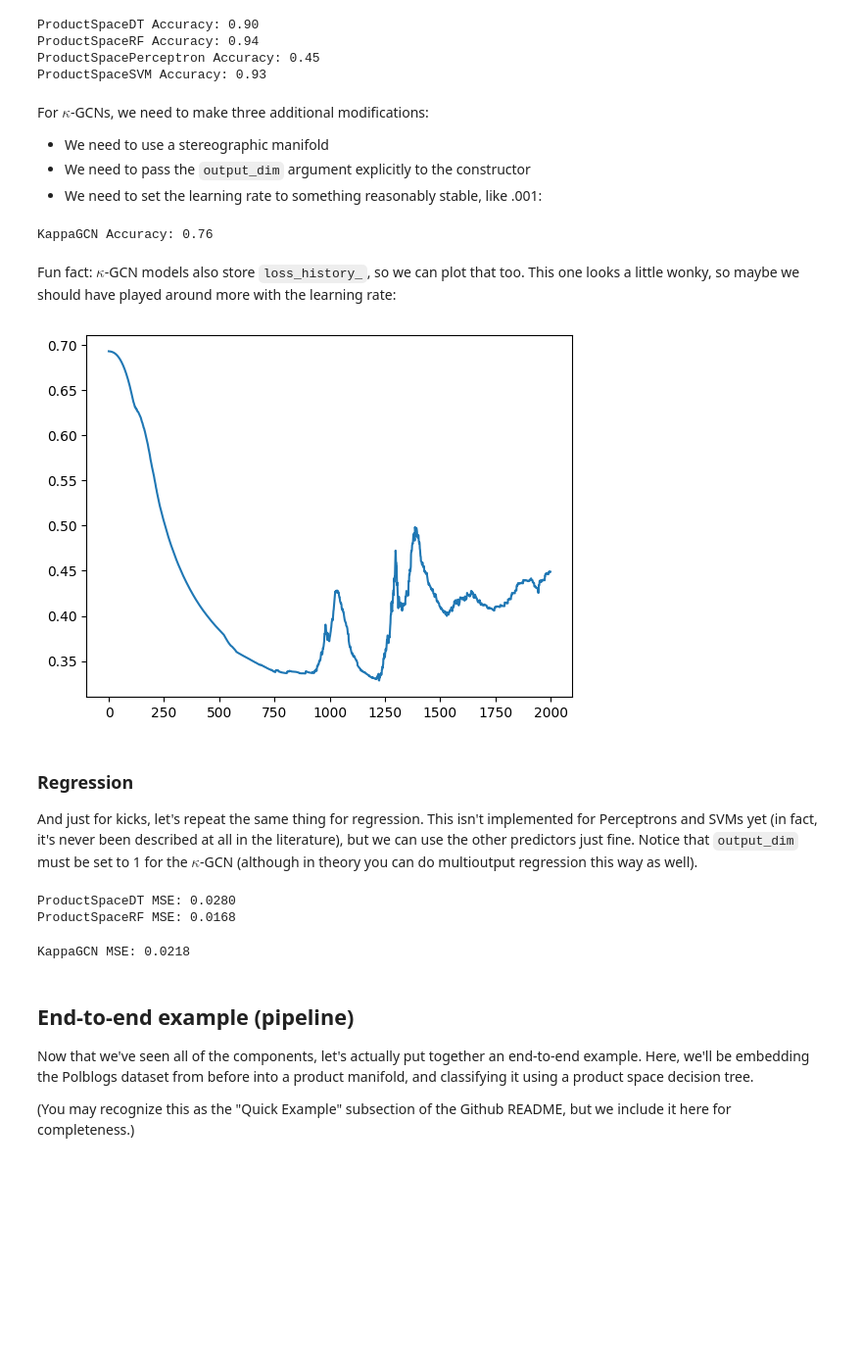
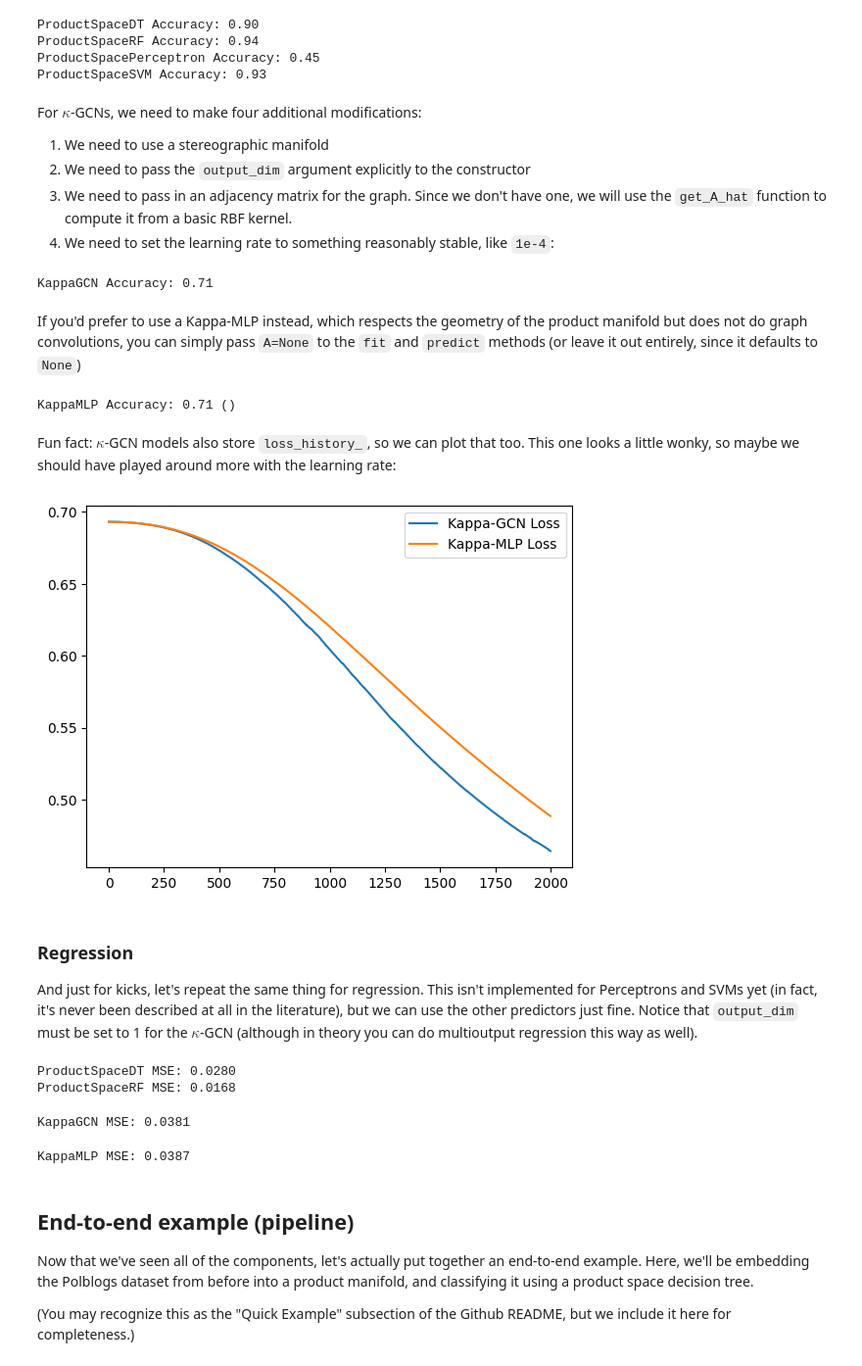
Before and after one commit to dydact/manify, a Jupyter notebook: notebooks/Manify Tutorial.ipynb, the cells around one changed output. Shown at 98% size. Drawn from its saved outputs; the diff is of its cells as text; code cells hidden in the pictures; blank space fills up the shorter version.

Commit message:
Standardize RFK syntax; add curvature estimation + Kappa MLP + clustering to tutorial

```diff
--- a/notebooks/Manify Tutorial.ipynb
+++ b/notebooks/Manify Tutorial.ipynb
@@ -396,12 +401,10 @@ Unlike the embedders, none of the predictors require exotic extra arguments for
 # %% [markdown]
 ### Classification
 # %%
-from sklearn.model_selection import train_test_split
-
 product_manifold = manify.ProductManifold(signature=[(-1.0, 2), (0.0, 2), (1.0, 2)])
 X_classification, y_classification = product_manifold.gaussian_mixture(num_points=1000, num_classes=2, seed=2025)
 
-X_train_classification, X_test_classification, y_train_classification, y_test_classification = train_test_split(
+(X_train_classification, X_test_classification, y_train_classification, y_test_classification) = train_test_split(
     X_classification, y_classification, test_size=0.2, random_state=2025
 )
 # %%
@@ -417,31 +420,52 @@ ProductSpaceRF Accuracy: 0.94
 ProductSpacePerceptron Accuracy: 0.45
 ProductSpaceSVM Accuracy: 0.93
 # %% [markdown]
-For $\kappa$-GCNs, we need to make three additional modifications:
-* We need to use a stereographic manifold
-* We need to pass the `output_dim` argument explicitly to the constructor
-* We need to set the learning rate to something reasonably stable, like .001:
+For $\kappa$-GCNs, we need to make four additional modifications:
+1. We need to use a stereographic manifold
+2. We need to pass the `output_dim` argument explicitly to the constructor
+3. We need to pass in an adjacency matrix for the graph. Since we don't have one, we will use the `get_A_hat` function to compute it from a basic RBF kernel.
+4. We need to set the learning rate to something reasonably stable, like `1e-4`:
 # %%
 # Convert product_manifold, X_train, and X_test to stereographic coordinates:
 product_manifold_stereo, X_train_classification_stereo, X_test_classification_stereo = product_manifold.stereographic(
     X_train_classification, X_test_classification
 )
 
+# Get adjacency matrix
+A_hat_train_classification = manify.predictors.kappa_gcn.get_A_hat(
+    torch.exp(-product_manifold_stereo.pdist2(X_train_classification_stereo))
+)
+A_hat_test_classification = manify.predictors.kappa_gcn.get_A_hat(
+    torch.exp(-product_manifold_stereo.pdist2(X_test_classification_stereo))
+)
+
 # This part is the same, except for how we construct the KappaGCN instance
 kappa_gcn_instance = manify.KappaGCN(pm=product_manifold_stereo, task="classification", random_state=2025, output_dim=2)
-kappa_gcn_instance.fit(X_train_classification_stereo, y_train_classification, lr=0.001)
-y_pred = kappa_gcn_instance.predict(X_test_classification_stereo)
+kappa_gcn_instance.fit(X_train_classification_stereo, y_train_classification, lr=1e-4, A=A_hat_train_classification)
+y_pred = kappa_gcn_instance.predict(X_test_classification_stereo, A=A_hat_test_classification)
 accuracy = kappa_gcn_instance.score(X_test_classification_stereo, y_test_classification)
 print(f"{kappa_gcn_instance.__class__.__name__} Accuracy: {accuracy:.2f}")
 # %% [output]
-KappaGCN Accuracy: 0.76
+KappaGCN Accuracy: 0.71
+# %% [markdown]
+If you'd prefer to use a Kappa-MLP instead, which respects the geometry of the product manifold but does not do graph convolutions, you can simply pass `A=None` to the `fit` and `predict` methods (or leave it out entirely, since it defaults to `None`)
+# %%
+kappa_mlp_instance = manify.KappaGCN(pm=product_manifold_stereo, task="classification", random_state=2025, output_dim=2)
+kappa_mlp_instance.fit(X_train_classification_stereo, y_train_classification, lr=1e-4, A=None)
+y_pred = kappa_mlp_instance.predict(X_test_classification_stereo, A=None)
+accuracy = kappa_mlp_instance.score(X_test_classification_stereo, y_test_classification)
+print(f"KappaMLP Accuracy: {accuracy:.2f}")
+# %% [output]
+KappaMLP Accuracy: 0.71 ()
 # %% [markdown]
 Fun fact: $\kappa$-GCN models also store `loss_history_`, so we can plot that too. This one looks a little wonky, so maybe we should have played around more with the learning rate:
 # %%
-plt.plot(kappa_gcn_instance.loss_history_["train"])
+plt.plot(kappa_gcn_instance.loss_history_["train"], label="Kappa-GCN Loss")
+plt.plot(kappa_mlp_instance.loss_history_["train"], label="Kappa-MLP Loss")
+plt.legend()
 plt.show()
 # %% [output]
-[figure, old version]
+[figure, new version]
 # %% [markdown]
 ### Regression
 
@@ -468,16 +492,32 @@ product_manifold_stereo, X_train_regression_stereo, X_test_regression_stereo = p
     X_train_regression, X_test_regression
 )
 
+# Get adjacency matrix
+A_hat_train_regression = manify.predictors.kappa_gcn.get_A_hat(
+    torch.exp(-product_manifold_stereo.pdist2(X_train_regression_stereo))
+)
+A_hat_test_regression = manify.predictors.kappa_gcn.get_A_hat(
+    torch.exp(-product_manifold_stereo.pdist2(X_test_regression_stereo))
+)
+
 # Evaluate Kappa-GCN
 kappa_gcn_instance = manify.KappaGCN(pm=product_manifold_stereo, task="regression", random_state=2025, output_dim=1)
-kappa_gcn_instance.fit(X_train_regression_stereo, y_train_regression, lr=0.001)
-y_pred = kappa_gcn_instance.predict(X_test_regression_stereo)
+kappa_gcn_instance.fit(X_train_regression_stereo, y_train_regression, lr=1e-4, A=A_hat_train_regression)
+y_pred = kappa_gcn_instance.predict(X_test_regression_stereo, A=A_hat_test_regression)
 accuracy = kappa_gcn_instance.score(X_test_regression_stereo, y_test_regression)
 print(f"{kappa_gcn_instance.__class__.__name__} MSE: {accuracy:.4f}")
+
+# If you'd like to make a Kappa-MLP instead, simple use A=None:
+kappa_mlp_instance = manify.KappaGCN(pm=product_manifold_stereo, task="regression", random_state=2025, output_dim=1)
+kappa_mlp_instance.fit(X_train_regression_stereo, y_train_regression, lr=1e-4, A=None)
+y_pred = kappa_mlp_instance.predict(X_test_regression_stereo, A=None)
+accuracy = kappa_mlp_instance.score(X_test_regression_stereo, y_test_regression)
+print(f"KappaMLP MSE: {accuracy:.4f}")
 # %% [output]
 ProductSpaceDT MSE: 0.0280
 ProductSpaceRF MSE: 0.0168
-KappaGCN MSE: 0.0218
+KappaGCN MSE: 0.0381
+KappaMLP MSE: 0.0387
 # %% [markdown]
 ## End-to-end example (pipeline)
 
```
Also changed, not shown: parts of 27 cells of this notebook, 4 other files.
